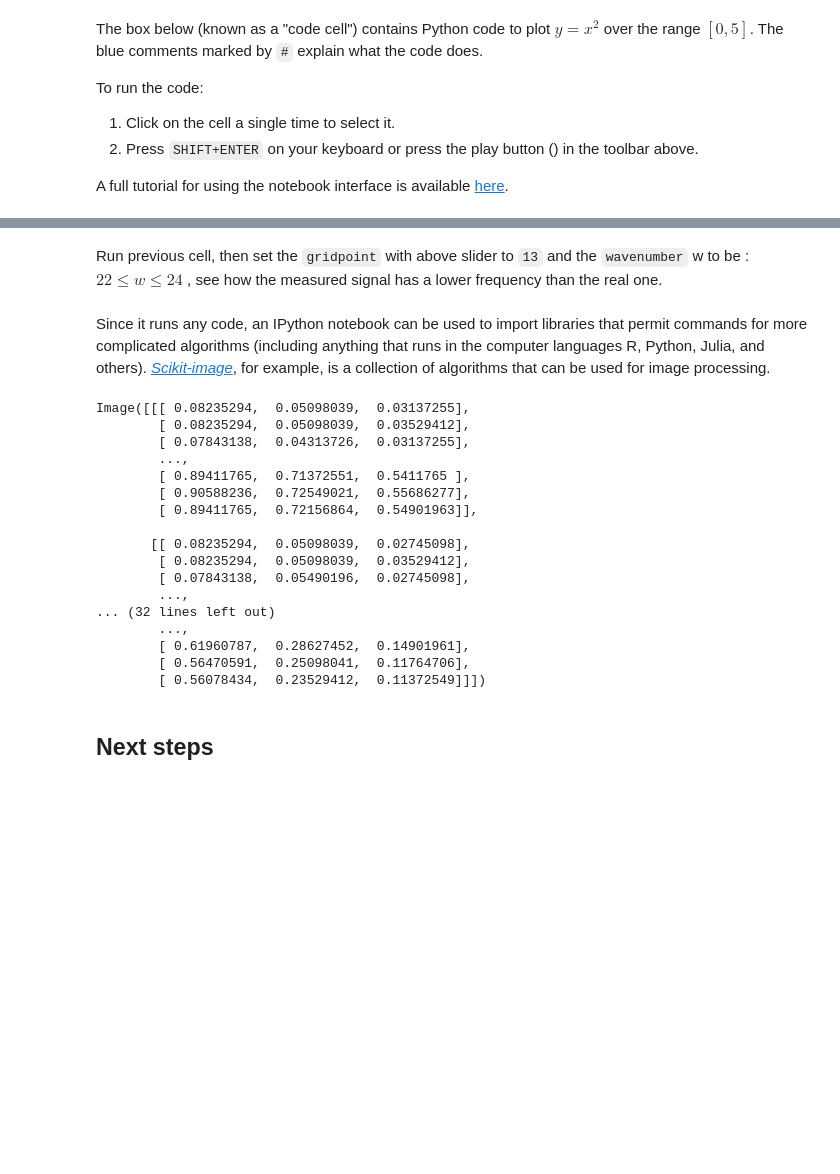
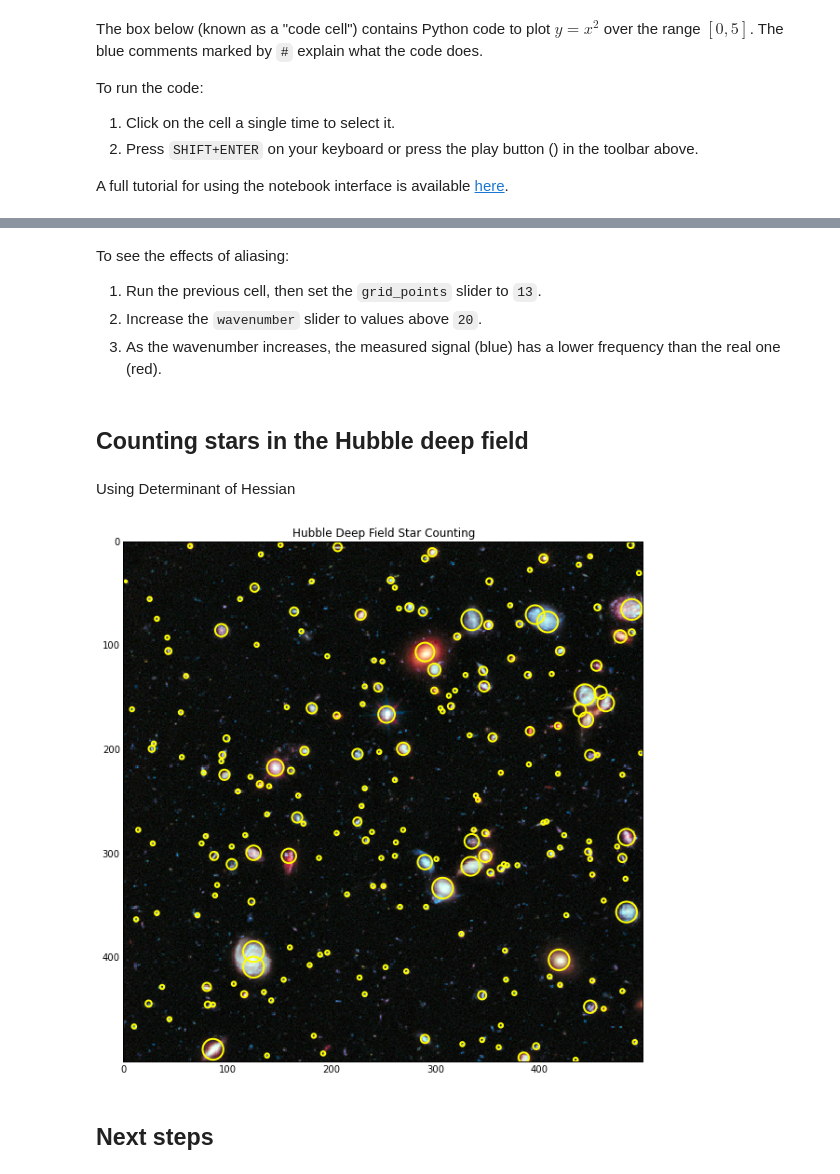
Before and after one commit to jupyter/nature-demo, a Jupyter notebook: Nature.ipynb, the cells around one changed output, grey strips where cells are left out. Cells and saved outputs as stored; diff of their text form; code cells hidden in the pictures; blank space fills up the shorter version.

```diff
--- a/Nature.ipynb
+++ b/Nature.ipynb
@@ -84,45 +84,42 @@ interact(plot_sine, wavenumber=(1.0, 44.0), grid_points=(10, 16, 1), plot_sine=T
 # %% [markdown]
-Run previous cell, then set the `gridpoint` with above slider to `13` and the `wavenumber` w to be : $22 \leq w \leq 24 $ , see how the measured signal has a lower frequency than the real one.
+To see the effects of aliasing:
+
+1. Run the previous cell, then set the `grid_points` slider to `13`.
+2. Increase the `wavenumber` slider to values above `20`.
+3. As the wavenumber increases, the measured signal (blue) has a lower frequency than the real one (red).
-# %% [markdown]
-Since it runs any code, an IPython notebook can be used to import libraries that permit commands for more complicated algorithms (including anything that runs in the computer languages R, Python, Julia, and others). <i>[Scikit-image](http://scikit-image.org/)</i>, for example, is a collection of algorithms that can be used for image processing.
-# %%
-%matplotlib inline
-from IPython.html.widgets import interact, interactive, fixed
-from IPython.display import display
-import matplotlib.pyplot as plt
-import skimage
-from skimage import data, filter, io
-i = data.coffee()
-io.Image(i)
-lims = (0.0,1.0,0.01)
-
-@interact
-def edit_image(image: fixed(i), σ:(0.0,30.0,0.1)=0.1, r:lims=1.0, g:lims=1.0, b:lims=1.0):
-    new_image = filter.gaussian_filter(image, sigma=σ, multichannel=True)
-    new_image[:,:,0] = r*new_image[:,:,0]
-    new_image[:,:,1] = g*new_image[:,:,1]
-    new_image[:,:,2] = b*new_image[:,:,2]
-    new_image = io.Image(new_image)
-    display(new_image)
-    return new_image
-# %% [output]
-Image([[[ 0.08235294,  0.05098039,  0.03137255],
-        [ 0.08235294,  0.05098039,  0.03529412],
-        [ 0.07843138,  0.04313726,  0.03137255],
-        ...,
-        [ 0.89411765,  0.71372551,  0.5411765 ],
-        [ 0.90588236,  0.72549021,  0.55686277],
-        [ 0.89411765,  0.72156864,  0.54901963]],
-
-       [[ 0.08235294,  0.05098039,  0.02745098],
-        [ 0.08235294,  0.05098039,  0.03529412],
-        [ 0.07843138,  0.05490196,  0.02745098],
-        ...,
-... (32 lines left out)
-        ...,
-        [ 0.61960787,  0.28627452,  0.14901961],
-        [ 0.56470591,  0.25098041,  0.11764706],
-        [ 0.56078434,  0.23529412,  0.11372549]]])
+# %% [markdown]
+## Counting stars in the Hubble deep field
+# %% [markdown]
+Using Determinant of Hessian
+# %%
+%matplotlib inline
+from matplotlib import pyplot as plt
+from skimage import data
+from skimage.feature import blob_doh
+from skimage.color import rgb2gray
+from math import sqrt
+from IPython.html.widgets import interact, fixed
+
+image = data.hubble_deep_field()[0:500, 0:500]
+image_gray = rgb2gray(image)
+
+def find_blobs(i, max_sigma=30, threshold=0.1):
+    blobs = blob_doh(i, max_sigma=max_sigma, threshold=threshold)
+    return blobs
+
+def plot_blobs(i, max_sigma=30, threshold=0.1):
+    blobs = find_blobs(i, max_sigma=max_sigma, threshold=threshold)
+    fig, ax = plt.subplots(1, 1, figsize=(10,0))
+    ax.set_title('Counting Stars in the Hubble Deep Field')
+    ax.imshow(image, interpolation='nearest')
+    for blob in blobs:
+        y, x, r = blob
+        c = plt.Circle((x, y), r, color='yellow', linewidth=2, fill=False)
+        ax.add_patch(c)
+
+interact(plot_blobs, i=fixed(image_gray), max_sigma=(10,40,2), threshold=(0.005,0.02,0.001));
+# %% [output]
+[figure, added]
 # %% [markdown]
 ## Next steps
 # %% [markdown]
```
Also changed, not shown: parts of 7 cells of this notebook.
